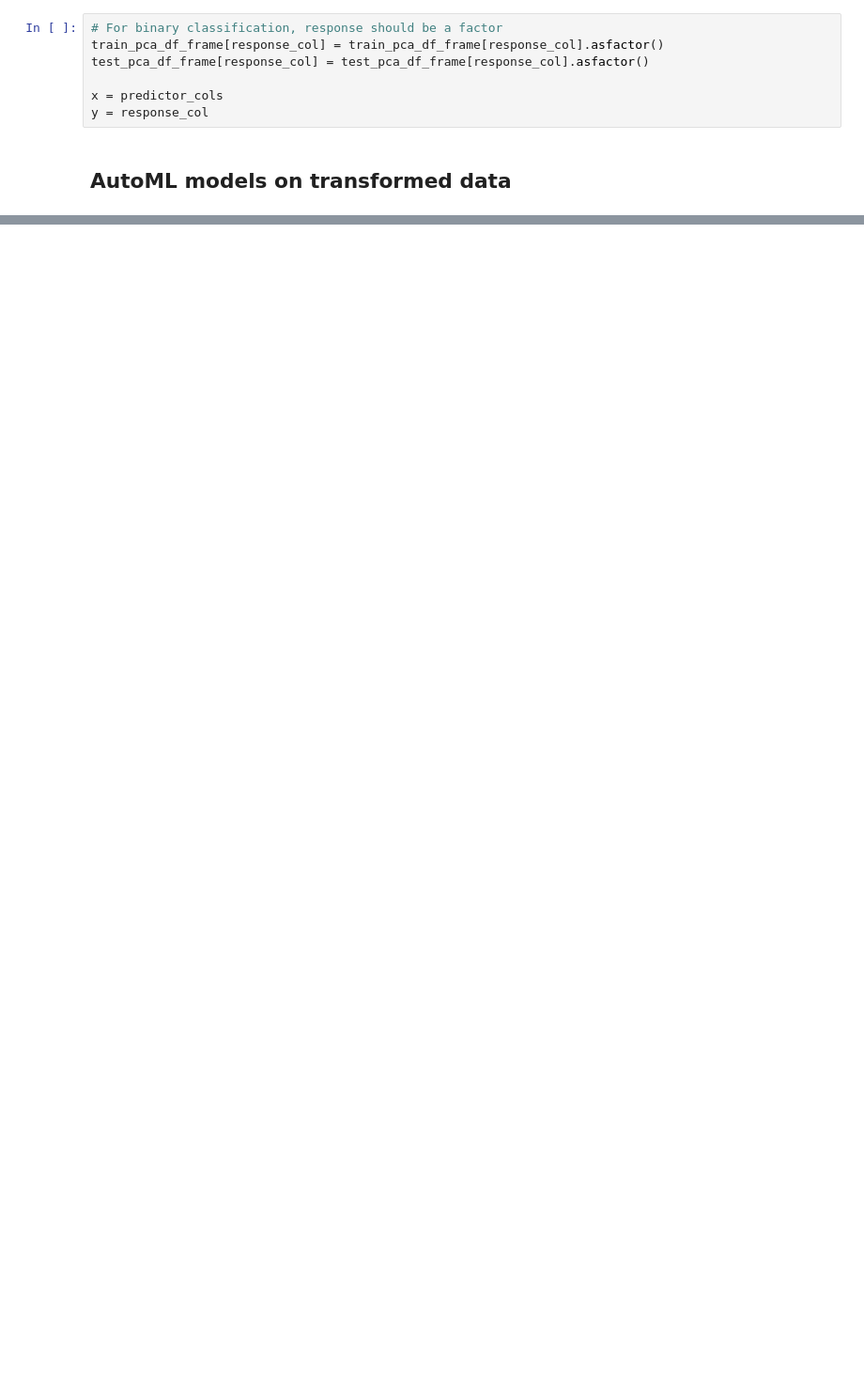
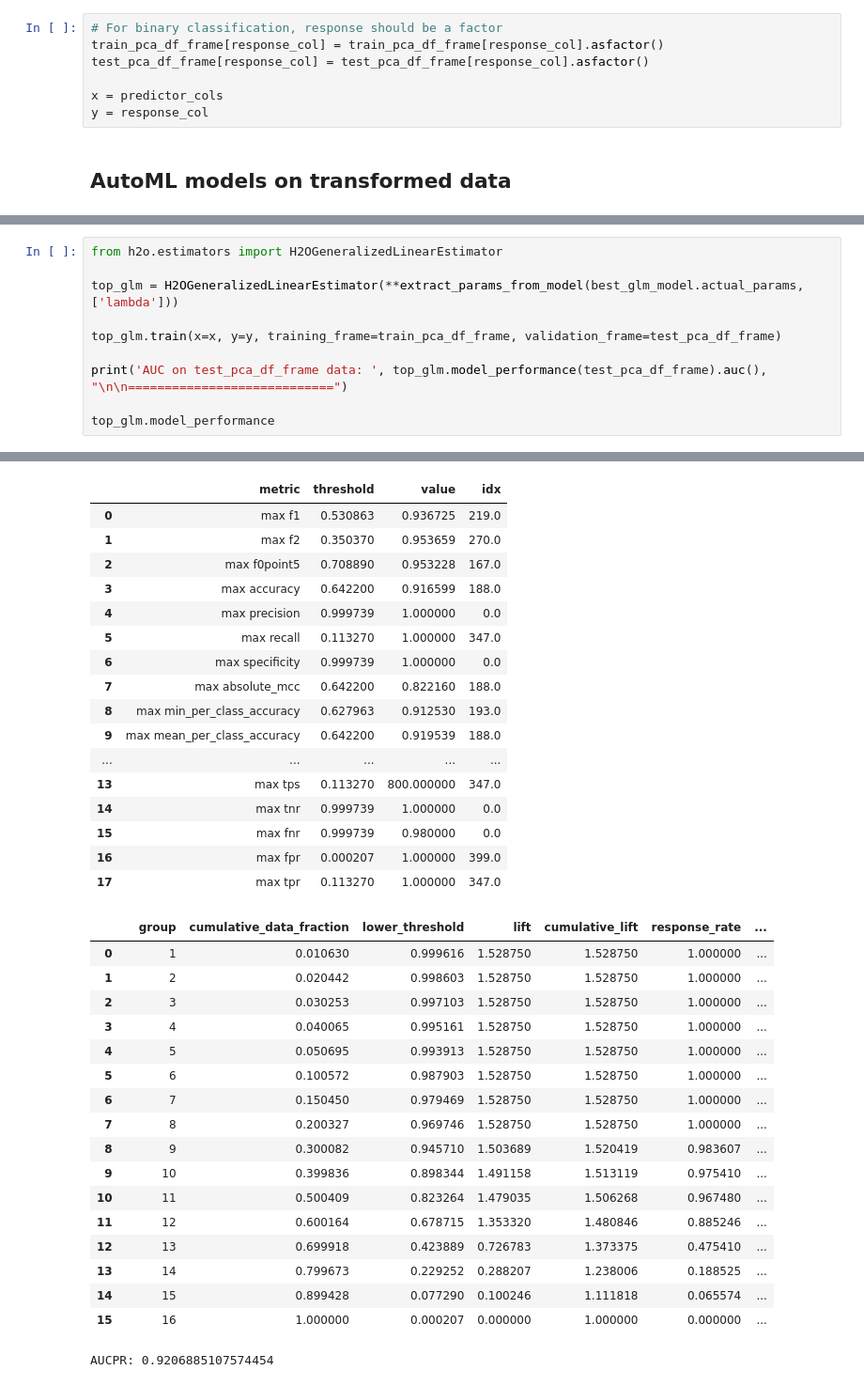
Before and after one commit to abhi18av/LJMU_Masters_Dissertation, a Jupyter notebook: src/notebooks/FINAL/006_pca_based_ml.ipynb, the cells around one changed output, grey strips where cells are left out. Shown at 94% size. Cells and saved outputs as stored; diff of their text form; blank space fills up the shorter version.

```diff
--- a/src/notebooks/FINAL/006_pca_based_ml.ipynb
+++ b/src/notebooks/FINAL/006_pca_based_ml.ipynb
@@ -344,0 +1059,11 @@ AutoML progress: |███████████
+# %%
+from h2o.estimators import H2OGeneralizedLinearEstimator
+
+top_glm = H2OGeneralizedLinearEstimator(**extract_params_from_model(best_glm_model.actual_params, ['lambda']))
+
+top_glm.train(x=x, y=y, training_frame=train_pca_df_frame, validation_frame=test_pca_df_frame)
+
+print('AUC on test_pca_df_frame data: ', top_glm.model_performance(test_pca_df_frame).auc(), "\n\n============================")
+
+top_glm.model_performance
+# %% [output]
@@ -344,0 +1110,35 @@ AutoML progress: |███████████
+|  | metric | threshold | value | idx |
+| 0 | max f1 | 0.530863 | 0.936725 | 219.0 |
+| 1 | max f2 | 0.350370 | 0.953659 | 270.0 |
+| 2 | max f0point5 | 0.708890 | 0.953228 | 167.0 |
+| 3 | max accuracy | 0.642200 | 0.916599 | 188.0 |
+| 4 | max precision | 0.999739 | 1.000000 | 0.0 |
+| 5 | max recall | 0.113270 | 1.000000 | 347.0 |
+| 6 | max specificity | 0.999739 | 1.000000 | 0.0 |
+| 7 | max absolute_mcc | 0.642200 | 0.822160 | 188.0 |
+| 8 | max min_per_class_accuracy | 0.627963 | 0.912530 | 193.0 |
+| 9 | max mean_per_class_accuracy | 0.642200 | 0.919539 | 188.0 |
+| ... | ... | ... | ... | ... |
+| 13 | max tps | 0.113270 | 800.000000 | 347.0 |
+| 14 | max tnr | 0.999739 | 1.000000 | 0.0 |
+| 15 | max fnr | 0.999739 | 0.980000 | 0.0 |
+| 16 | max fpr | 0.000207 | 1.000000 | 399.0 |
+| 17 | max tpr | 0.113270 | 1.000000 | 347.0 |
+|  |  | group | cumulative_data_fraction | lower_threshold | lift | cumulative_lift | response_rate | ... |
+| 0 |  | 1 | 0.010630 | 0.999616 | 1.528750 | 1.528750 | 1.000000 | ... |
+| 1 |  | 2 | 0.020442 | 0.998603 | 1.528750 | 1.528750 | 1.000000 | ... |
+| 2 |  | 3 | 0.030253 | 0.997103 | 1.528750 | 1.528750 | 1.000000 | ... |
+| 3 |  | 4 | 0.040065 | 0.995161 | 1.528750 | 1.528750 | 1.000000 | ... |
+| 4 |  | 5 | 0.050695 | 0.993913 | 1.528750 | 1.528750 | 1.000000 | ... |
+| 5 |  | 6 | 0.100572 | 0.987903 | 1.528750 | 1.528750 | 1.000000 | ... |
+| 6 |  | 7 | 0.150450 | 0.979469 | 1.528750 | 1.528750 | 1.000000 | ... |
+| 7 |  | 8 | 0.200327 | 0.969746 | 1.528750 | 1.528750 | 1.000000 | ... |
+| 8 |  | 9 | 0.300082 | 0.945710 | 1.503689 | 1.520419 | 0.983607 | ... |
+| 9 |  | 10 | 0.399836 | 0.898344 | 1.491158 | 1.513119 | 0.975410 | ... |
+| 10 |  | 11 | 0.500409 | 0.823264 | 1.479035 | 1.506268 | 0.967480 | ... |
+| 11 |  | 12 | 0.600164 | 0.678715 | 1.353320 | 1.480846 | 0.885246 | ... |
+| 12 |  | 13 | 0.699918 | 0.423889 | 0.726783 | 1.373375 | 0.475410 | ... |
+| 13 |  | 14 | 0.799673 | 0.229252 | 0.288207 | 1.238006 | 0.188525 | ... |
+| 14 |  | 15 | 0.899428 | 0.077290 | 0.100246 | 1.111818 | 0.065574 | ... |
+| 15 |  | 16 | 1.000000 | 0.000207 | 0.000000 | 1.000000 | 0.000000 | ... |
+AUCPR: 0.9206885107574454
```
Also changed, not shown: parts of 38 cells of this notebook, 1 other file.
